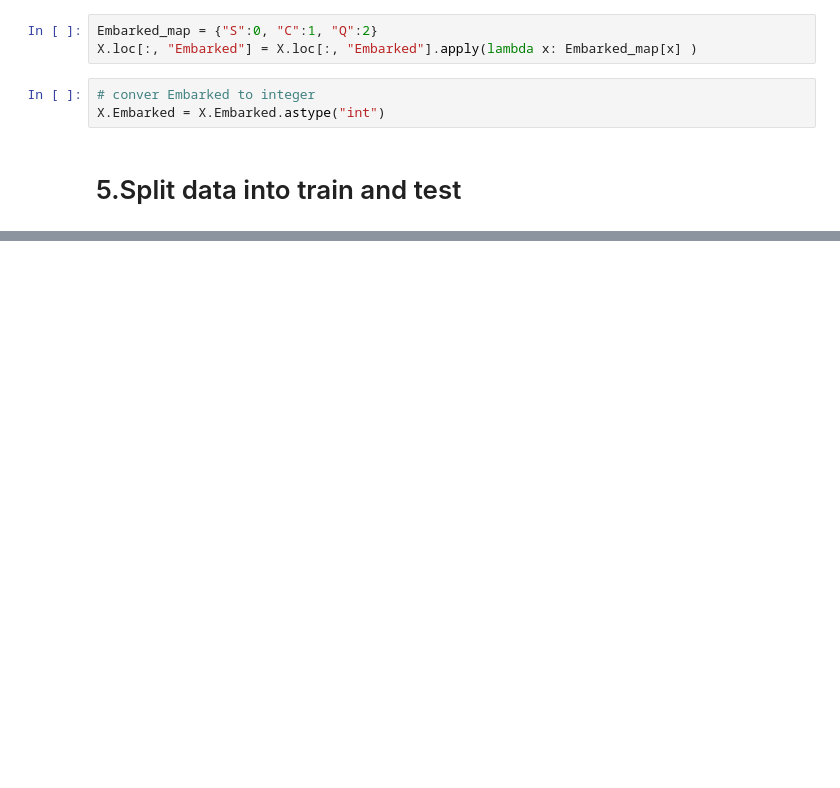
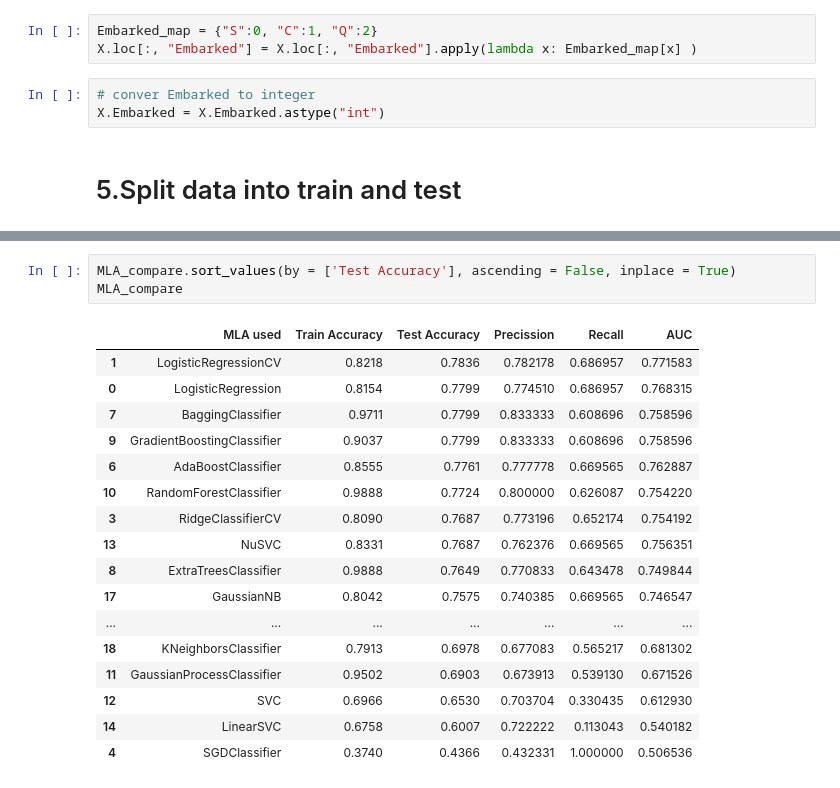
Before and after one commit to joao-dias-25/titanic_ML, a Jupyter notebook: ML classsification.ipynb, the cells around one changed output, grey strips where cells are left out. Saved outputs shown, nothing was run; the diff lists cells and outputs as text; blank space fills up the shorter version.

```diff
--- a/ML classsification.ipynb
+++ b/ML classsification.ipynb
@@ -263,0 +480,21 @@ cd
+# %%
+MLA_compare.sort_values(by = ['Test Accuracy'], ascending = False, inplace = True)
+MLA_compare
+# %% [output]
+|  | MLA used | Train Accuracy | Test Accuracy | Precission | Recall | AUC |
+| 1 | LogisticRegressionCV | 0.8218 | 0.7836 | 0.782178 | 0.686957 | 0.771583 |
+| 0 | LogisticRegression | 0.8154 | 0.7799 | 0.774510 | 0.686957 | 0.768315 |
+| 7 | BaggingClassifier | 0.9711 | 0.7799 | 0.833333 | 0.608696 | 0.758596 |
+| 9 | GradientBoostingClassifier | 0.9037 | 0.7799 | 0.833333 | 0.608696 | 0.758596 |
+| 6 | AdaBoostClassifier | 0.8555 | 0.7761 | 0.777778 | 0.669565 | 0.762887 |
+| 10 | RandomForestClassifier | 0.9888 | 0.7724 | 0.800000 | 0.626087 | 0.754220 |
+| 3 | RidgeClassifierCV | 0.8090 | 0.7687 | 0.773196 | 0.652174 | 0.754192 |
+| 13 | NuSVC | 0.8331 | 0.7687 | 0.762376 | 0.669565 | 0.756351 |
+| 8 | ExtraTreesClassifier | 0.9888 | 0.7649 | 0.770833 | 0.643478 | 0.749844 |
+| 17 | GaussianNB | 0.8042 | 0.7575 | 0.740385 | 0.669565 | 0.746547 |
+| ... | ... | ... | ... | ... | ... | ... |
+| 18 | KNeighborsClassifier | 0.7913 | 0.6978 | 0.677083 | 0.565217 | 0.681302 |
+| 11 | GaussianProcessClassifier | 0.9502 | 0.6903 | 0.673913 | 0.539130 | 0.671526 |
+| 12 | SVC | 0.6966 | 0.6530 | 0.703704 | 0.330435 | 0.612930 |
+| 14 | LinearSVC | 0.6758 | 0.6007 | 0.722222 | 0.113043 | 0.540182 |
+| 4 | SGDClassifier | 0.3740 | 0.4366 | 0.432331 | 1.000000 | 0.506536 |
```
Also changed, not shown: parts of 22 cells of this notebook, 1 other file.
